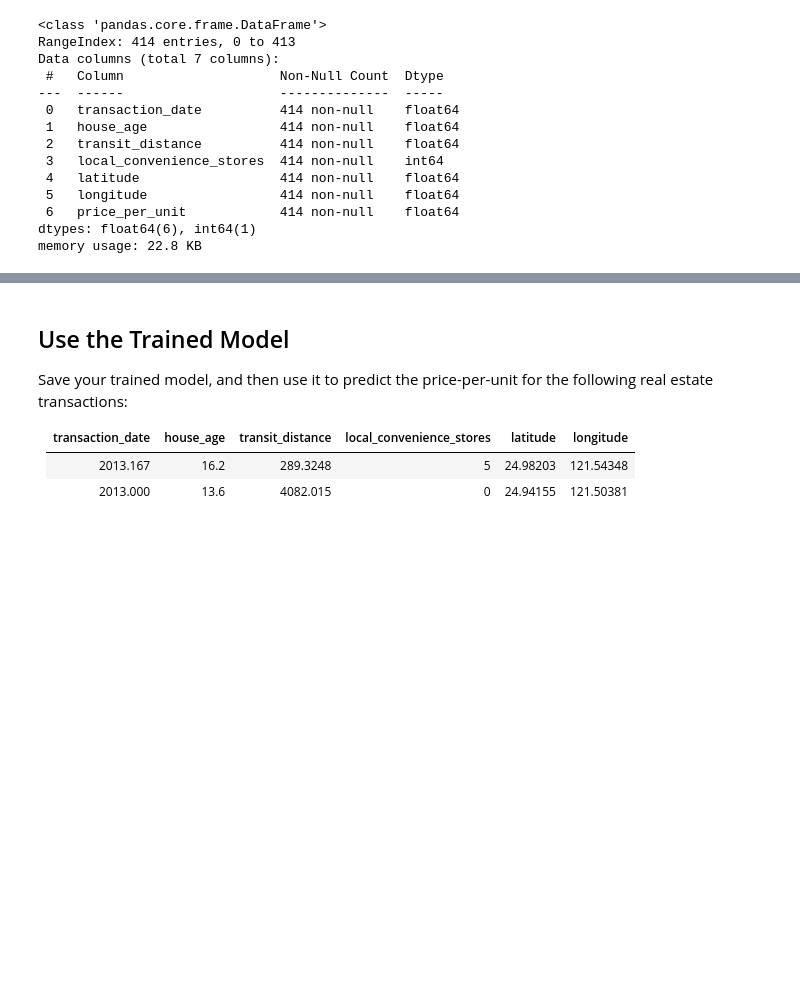
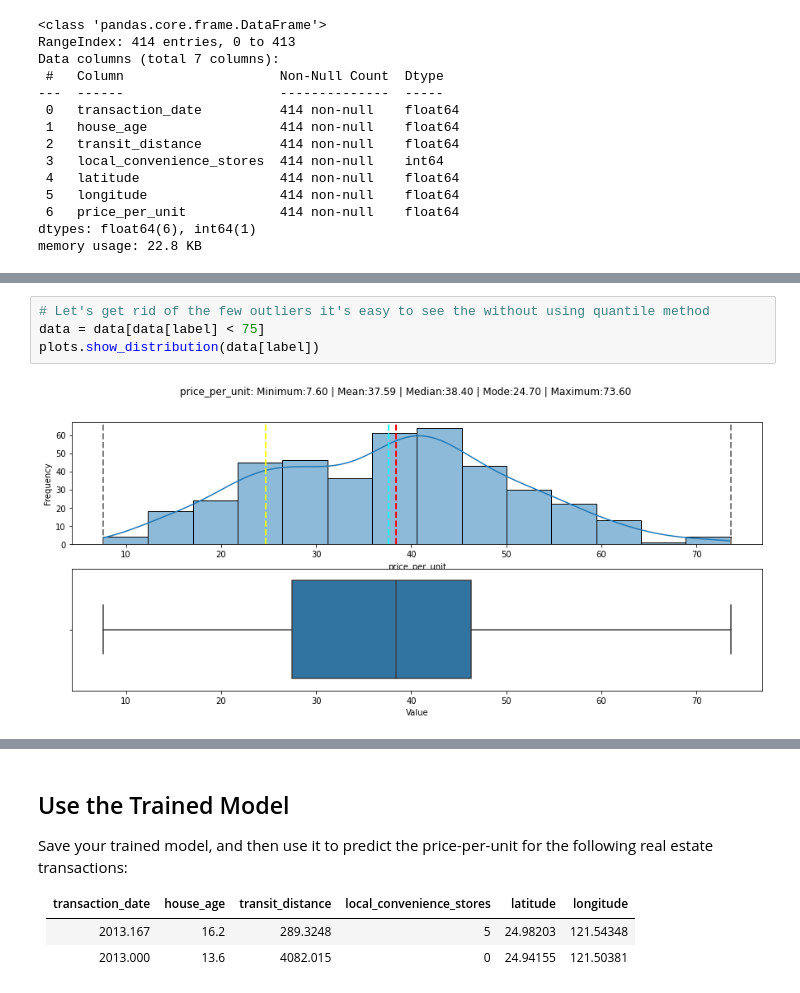
Before and after one commit to Berezovikov-A/ms_ml_challenges, a Jupyter notebook: 02 - Real Estate Regression Challenge.ipynb, the cells around one changed output, grey strips where cells are left out. Saved outputs shown, nothing was run; the diff lists cells and outputs as text; blank space fills up the shorter version.

```diff
--- a/02 - Real Estate Regression Challenge.ipynb
+++ b/02 - Real Estate Regression Challenge.ipynb
@@ -88,0 +93,6 @@ plots.show_distribution(data[label])
+# %%
+# Let's get rid of the few outliers it's easy to see the without using quantile method
+data = data[data[label] < 75]
+plots.show_distribution(data[label])
+# %% [output]
+[figure, added]
```
Also changed, not shown: parts of 18 cells of this notebook, 1 other file.
